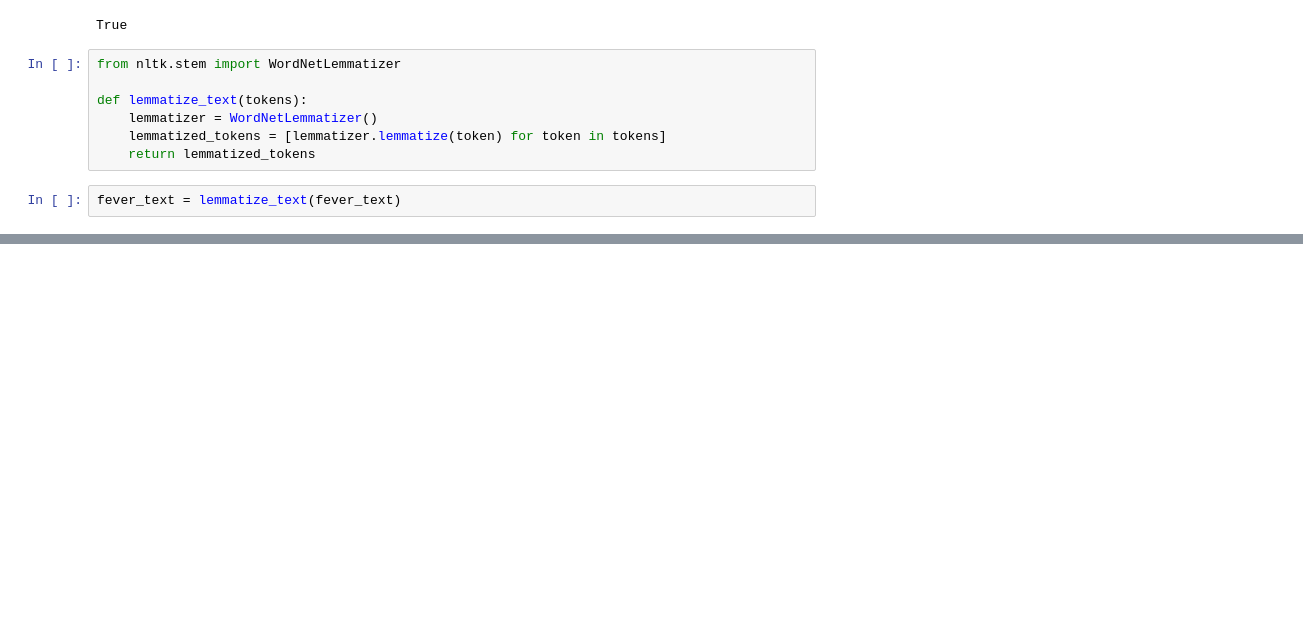
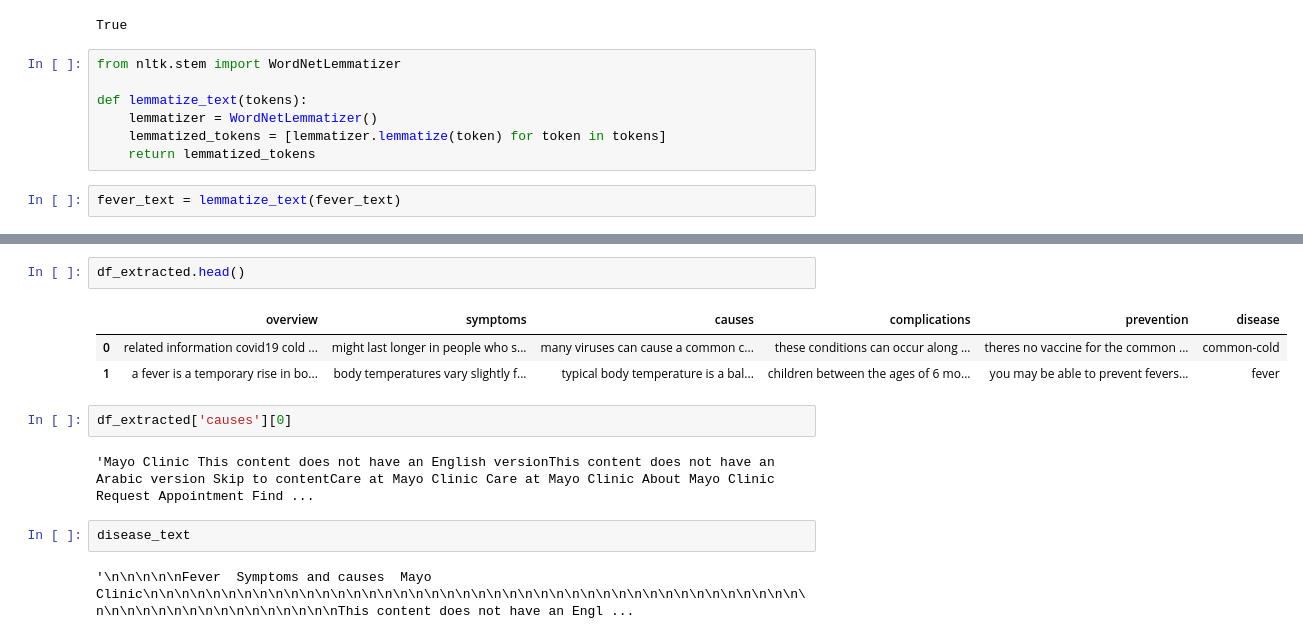
Before and after one commit to dharavathramdas101/NLP-Natural-Language-Processing-Zero-to-Hero, a Jupyter notebook: Scrap_new.ipynb, the cells around one changed output, grey strips where cells are left out. Saved outputs shown, nothing was run; the diff lists cells and outputs as text; blank space fills up the shorter version.

```diff
--- a/Scrap_new.ipynb
+++ b/Scrap_new.ipynb
@@ -828,0 +1455,14 @@ Doctors & departments
+# %%
+df_extracted.head()
+# %% [output]
+|  | overview | symptoms | causes | complications | prevention | disease |
+| 0 | related information covid19 cold ... | might last longer in people who s... | many viruses can cause a common c... | these conditions can occur along ... | theres no vaccine for the common ... | common-cold |
+| 1 | a fever is a temporary rise in bo... | body temperatures vary slightly f... | typical body temperature is a bal... | children between the ages of 6 mo... | you may be able to prevent fevers... | fever |
+# %%
+df_extracted['causes'][0]
+# %% [output]
+'Mayo Clinic This content does not have an English versionThis content does not have an Arabic version Skip to contentCare at Mayo Clinic Care at Mayo Clinic About Mayo Clinic Request Appointment Find ...
+# %%
+disease_text
+# %% [output]
+'\n\n\n\n\nFever  Symptoms and causes  Mayo Clinic\n\n\n\n\n\n\n\n\n\n\n\n\n\n\n\n\n\n\n\n\n\n\n\n\n\n\n\n\n\n\n\n\n\n\n\n\n\n\n\n\n\n\n\n\n\n\n\n\n\n\n\n\n\n\n\n\n\nThis content does not have an Engl ...
```
Also changed, not shown: parts of 56 cells of this notebook.
